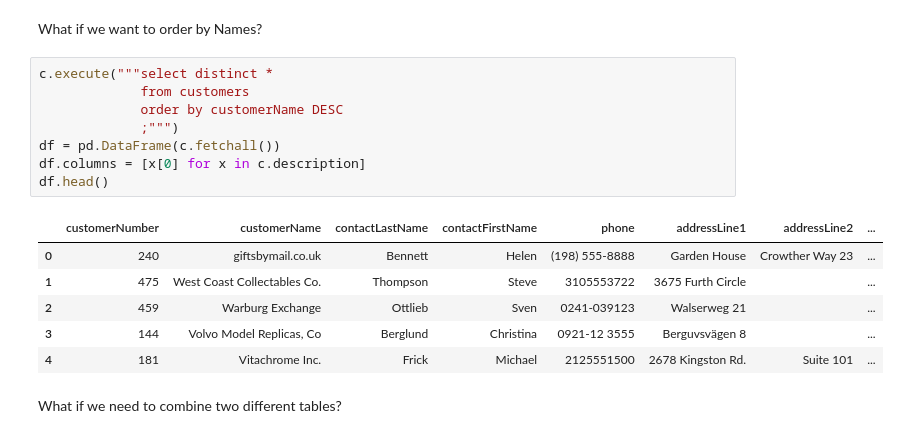
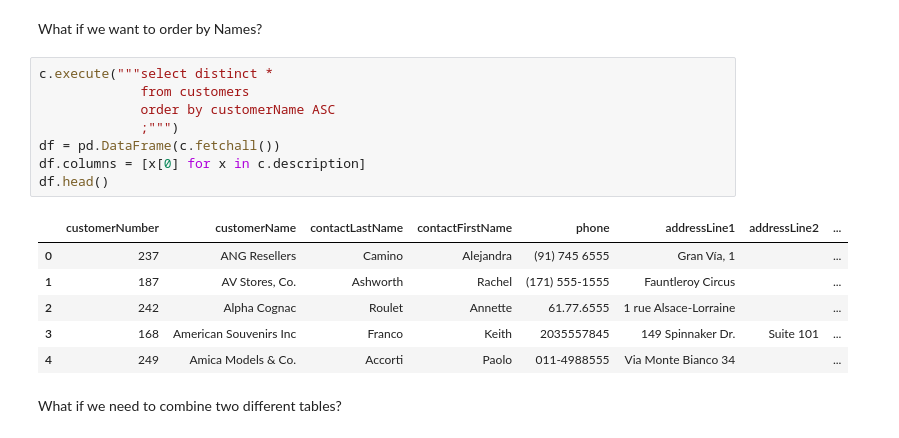
Before and after one commit to ShinPete/sql-to-pandas, a Jupyter notebook: sql-to-pandas.ipynb, the cells around one changed output. Drawn from its saved outputs; the diff is of its cells as text.

```diff
--- a/sql-to-pandas.ipynb
+++ b/sql-to-pandas.ipynb
@@ -193,18 +225,18 @@ What if we want to order by Names?
 # %%
 c.execute("""select distinct *
              from customers
-             order by customerName DESC
+             order by customerName ASC
              ;""")
 df = pd.DataFrame(c.fetchall())
 df.columns = [x[0] for x in c.description]
 df.head()
 # %% [output]
 |  | customerNumber | customerName | contactLastName | contactFirstName | phone | addressLine1 | addressLine2 | ... |
-| 0 | 240 | giftsbymail.co.uk | Bennett | Helen | (198) 555-8888 | Garden House | Crowther Way 23 | ... |
-| 1 | 475 | West Coast Collectables Co. | Thompson | Steve | 3105553722 | 3675 Furth Circle |  | ... |
-| 2 | 459 | Warburg Exchange | Ottlieb | Sven | 0241-039123 | Walserweg 21 |  | ... |
-| 3 | 144 | Volvo Model Replicas, Co | Berglund | Christina | 0921-12 3555 | Berguvsvägen 8 |  | ... |
-| 4 | 181 | Vitachrome Inc. | Frick | Michael | 2125551500 | 2678 Kingston Rd. | Suite 101 | ... |
+| 0 | 237 | ANG Resellers | Camino | Alejandra | (91) 745 6555 | Gran Vía, 1 |  | ... |
+| 1 | 187 | AV Stores, Co. | Ashworth | Rachel | (171) 555-1555 | Fauntleroy Circus |  | ... |
+| 2 | 242 | Alpha Cognac | Roulet | Annette | 61.77.6555 | 1 rue Alsace-Lorraine |  | ... |
+| 3 | 168 | American Souvenirs Inc | Franco | Keith | 2035557845 | 149 Spinnaker Dr. | Suite 101 | ... |
+| 4 | 249 | Amica Models & Co. | Accorti | Paolo | 011-4988555 | Via Monte Bianco 34 |  | ... |
 # %% [markdown]
 What if we need to combine two different tables?
 # %% [markdown]
```
Also changed, not shown: parts of 8 cells of this notebook, 12 other files.
